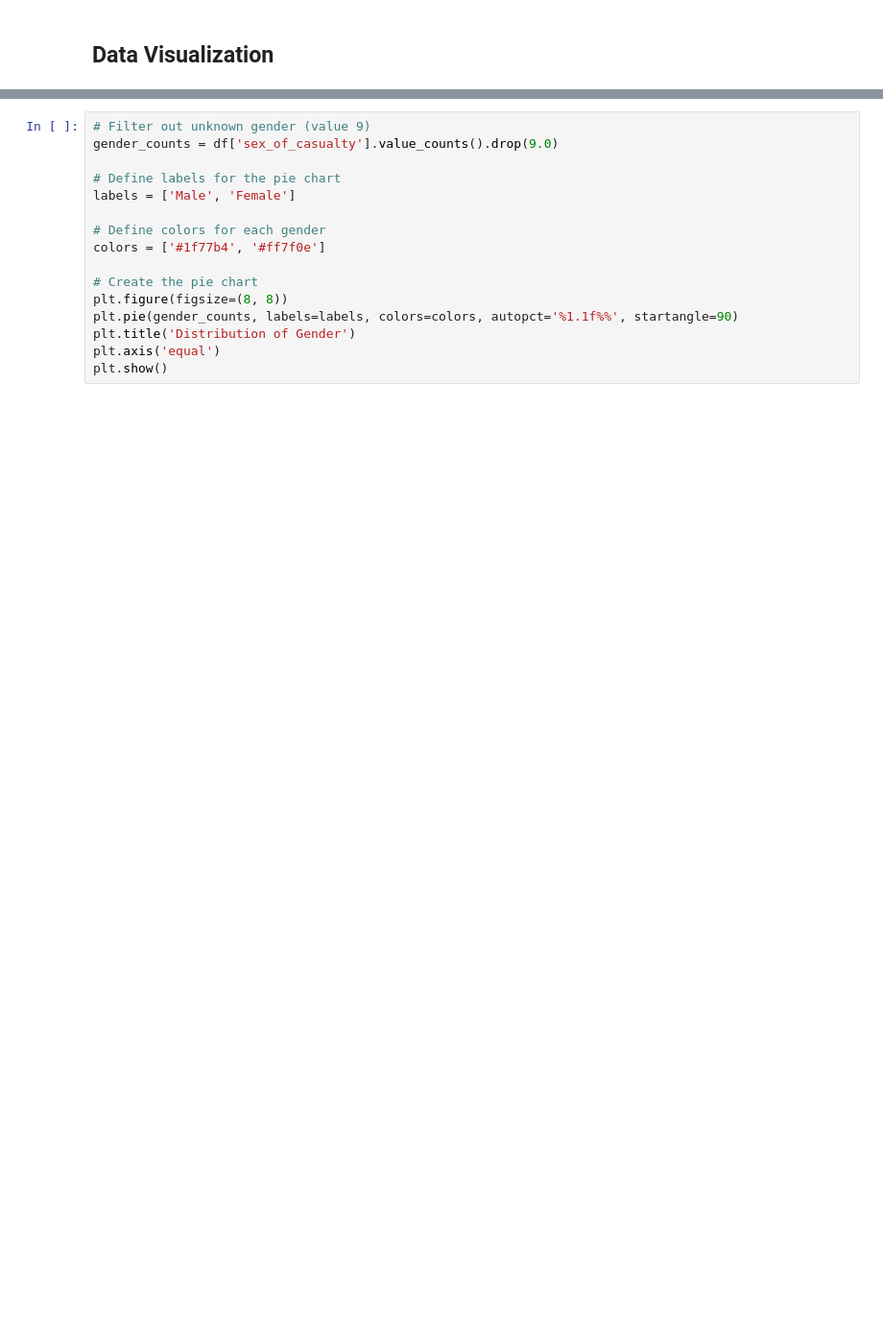
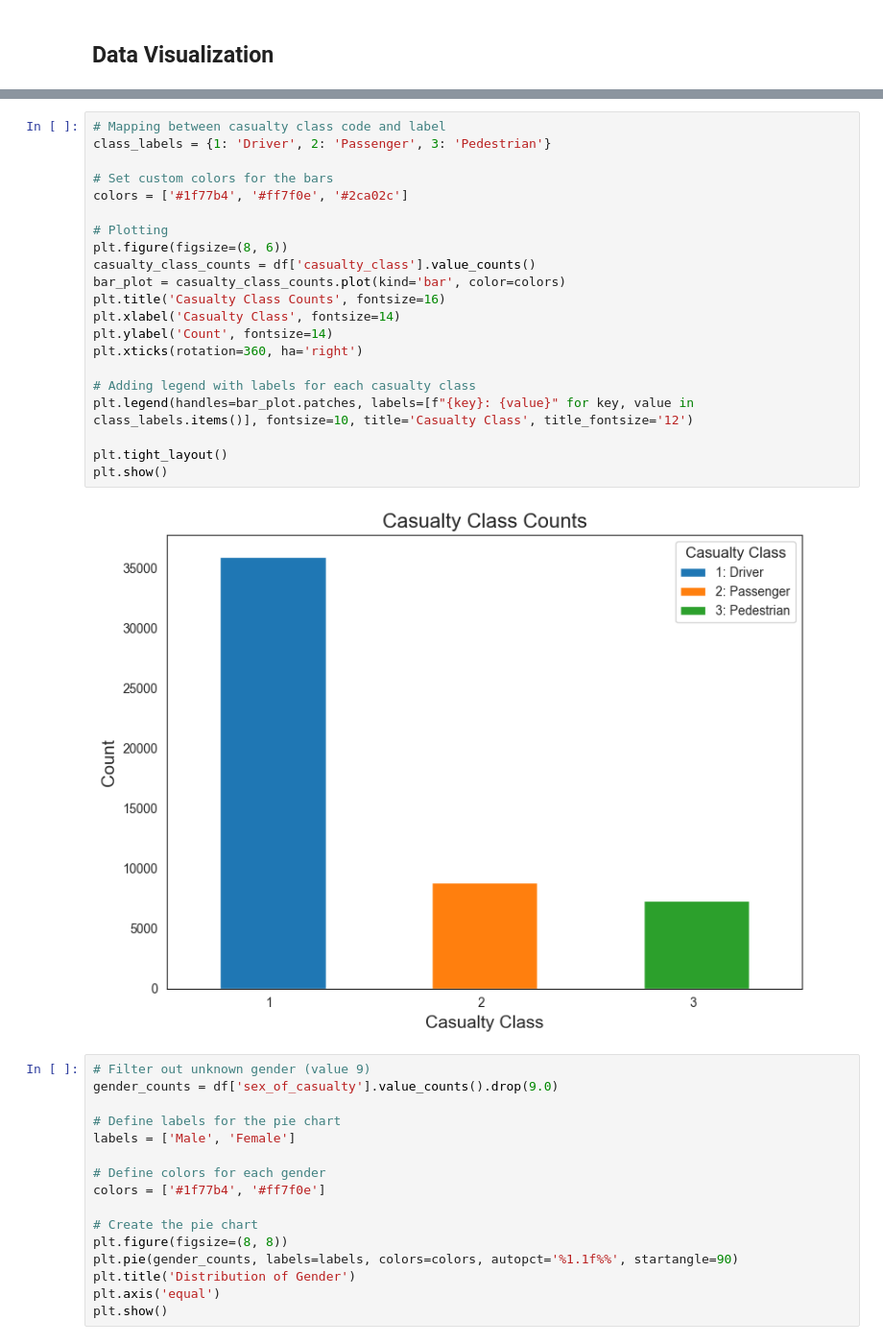
Before and after one commit to FatemehCh97/Road_Traffic_Accidents, a Jupyter notebook: src/Accidents_Analysis.ipynb, the cells around one changed output, grey strips where cells are left out. Shown at 96% size. Saved outputs shown, nothing was run; the diff lists cells and outputs as text; blank space fills up the shorter version.

```diff
--- a/src/Accidents_Analysis.ipynb
+++ b/src/Accidents_Analysis.ipynb
@@ -152,3 +157,26 @@ plt.show()
+# %%
+# Mapping between casualty class code and label
+class_labels = {1: 'Driver', 2: 'Passenger', 3: 'Pedestrian'}
+
+# Set custom colors for the bars
+colors = ['#1f77b4', '#ff7f0e', '#2ca02c']
+
+# Plotting
+plt.figure(figsize=(8, 6))
+casualty_class_counts = df['casualty_class'].value_counts()
+bar_plot = casualty_class_counts.plot(kind='bar', color=colors)
+plt.title('Casualty Class Counts', fontsize=16)
+plt.xlabel('Casualty Class', fontsize=14)
+plt.ylabel('Count', fontsize=14)
+plt.xticks(rotation=360, ha='right')
+
+# Adding legend with labels for each casualty class
+plt.legend(handles=bar_plot.patches, labels=[f"{key}: {value}" for key, value in class_labels.items()], fontsize=10, title='Casualty Class', title_fontsize='12')
+
+plt.tight_layout()
+plt.show()
+# %% [output]
+[figure, added]
 # %%
 # Filter out unknown gender (value 9)
 gender_counts = df['sex_of_casualty'].value_counts().drop(9.0)
```
Also changed, not shown: parts of 29 cells of this notebook.
